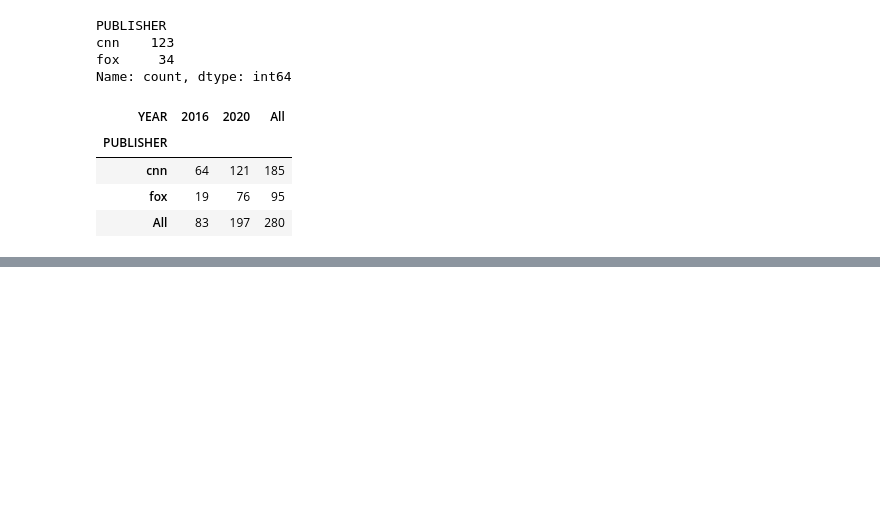
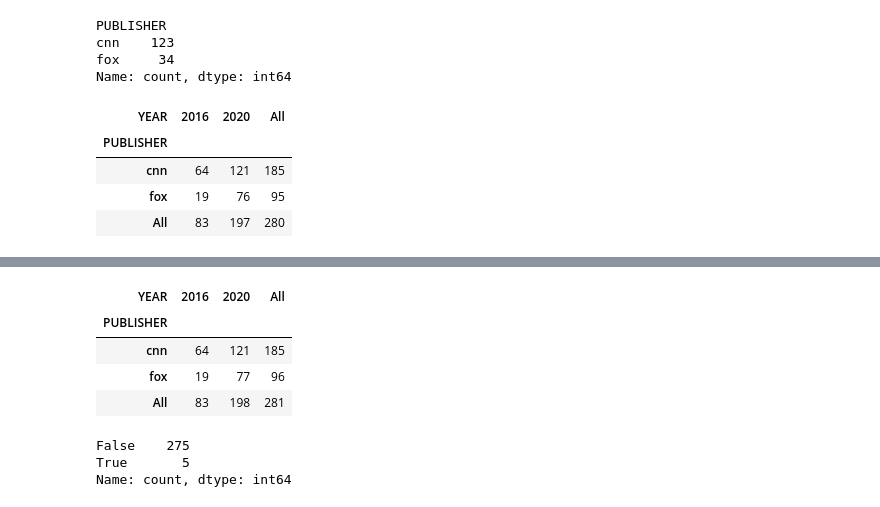
Before and after one commit to stephenwonchulsong/share, a Jupyter notebook: 2020_2016/2020tweets.ipynb, the cells around one changed output, grey strips where cells are left out. Saved outputs shown, nothing was run; the diff lists cells and outputs as text; code cells hidden in the pictures; blank space fills up the shorter version.

```diff
--- a/2020_2016/2020tweets.ipynb
+++ b/2020_2016/2020tweets.ipynb
@@ -431,0 +448,20 @@ pd.crosstab(dfstory.PUBLISHER, dfstory.YEAR, margins=True)
+# %%
+#unit of analysis is story
+dfstory2=df[['STORYNUMBER', 'CODER', 'YEAR', 'PUBLICATIONDATE', 'URL', 'PUBLISHER', "PUBLISHERYEAR",
+       'STORYTYPE', 'STORYTOPIC', 'STORYGENERICFRAMESDOMINANT',
+       'STORYGENERICFRAMESSECONDARY', 'STORYEMOTIONALFRAMES',
+       'STORYCONTAINSFALSESTATEMENT', 'STORYCLAIMSANOTHERSOURCEISFALSE',
+       'STORYFACTCHECKSTWEET', 'SENSATIONALISM', 'src_expert', 'src_opponent',
+       'src_otherpolitician', 'src_privatecitizen', 'src_media', 'src_other']]
+#remove duplicates
+dfstory2.drop_duplicates(subset=['STORYNUMBER', 'URL'], keep='first', inplace=True)
+
+#unit of analysis is story
+dfstory3=df[['STORYNUMBER', 'CODER', 'YEAR', 'PUBLICATIONDATE', 'URL', 'PUBLISHER', "PUBLISHERYEAR",
+       'STORYTYPE', 'STORYTOPIC', 'STORYGENERICFRAMESDOMINANT',
+       'STORYGENERICFRAMESSECONDARY', 'STORYEMOTIONALFRAMES',
+       'STORYCONTAINSFALSESTATEMENT', 'STORYCLAIMSANOTHERSOURCEISFALSE',
+       'STORYFACTCHECKSTWEET', 'SENSATIONALISM', 'src_expert', 'src_opponent',
+       'src_otherpolitician', 'src_privatecitizen', 'src_media', 'src_other']]
+#remove duplicates
+dfstory3.drop_duplicates(subset=['URL'], keep='first', inplace=True)
@@ -431,0 +477,14 @@ pd.crosstab(dfstory.PUBLISHER, dfstory.YEAR, margins=True)
+# %%
+pd.crosstab(dfstory2.PUBLISHER, dfstory2.YEAR, margins=True)
+# %% [output]
+| YEAR | 2016 | 2020 | All |
+| PUBLISHER |  |  |  |
+| cnn | 64 | 121 | 185 |
+| fox | 19 | 77 | 96 |
+| All | 83 | 198 | 281 |
+# %%
+dfstory.duplicated(subset=['URL']).value_counts()
+# %% [output]
+False    275
+True       5
+Name: count, dtype: int64
```
Also changed, not shown: parts of 3 cells of this notebook, 16 other files.
